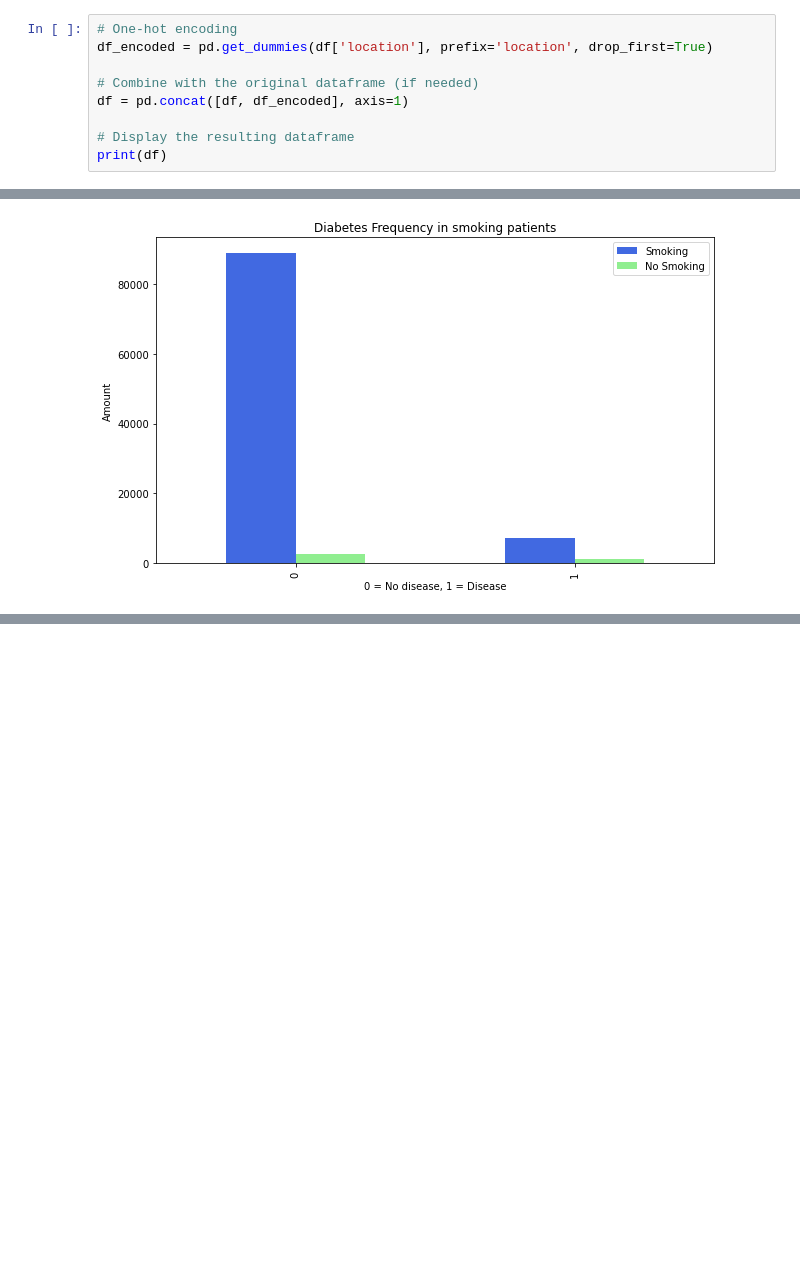
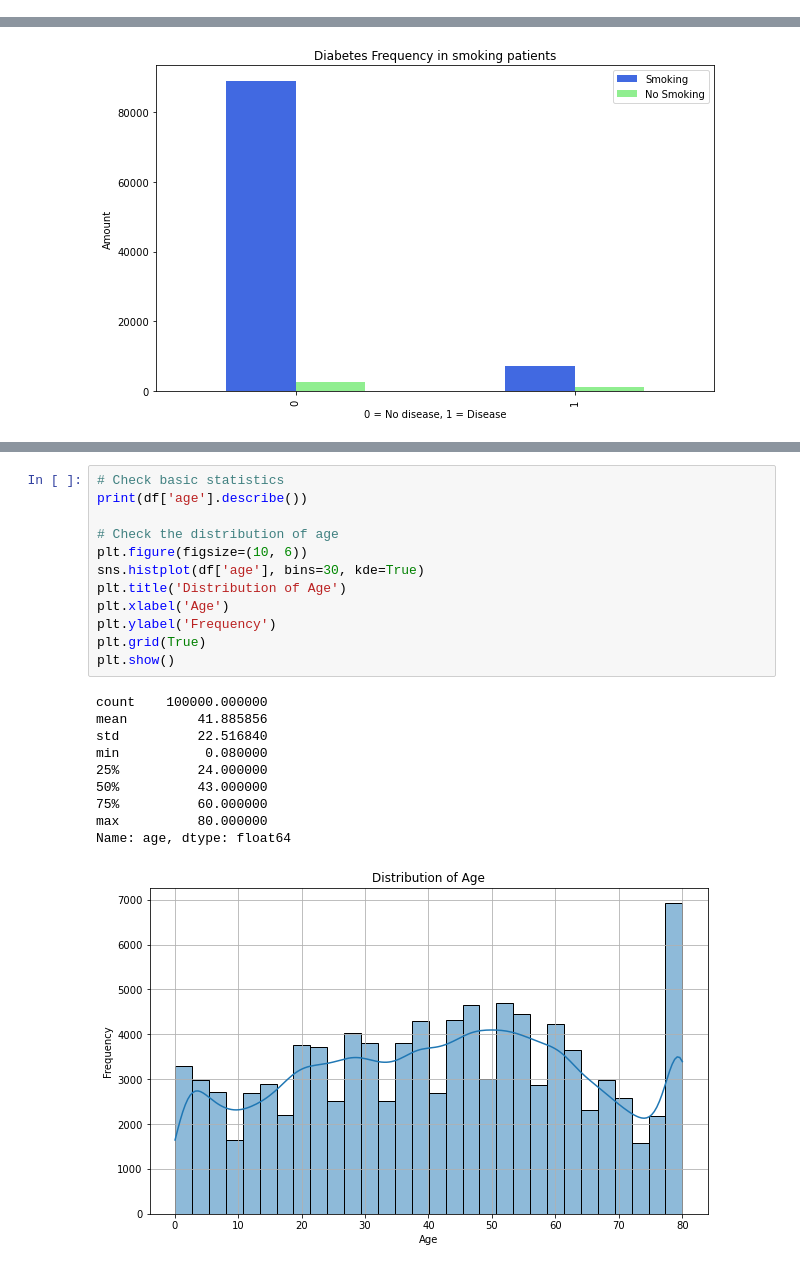
Before and after one commit to yadavLakshay/SDS-CP011-predicting-diabetes, a Jupyter notebook: notebooks/gabriela-olguin/gabriela_notebook.ipynb, the cells around one changed output, grey strips where cells are left out. Cells and saved outputs as stored; diff of their text form; blank space fills up the shorter version.

```diff
--- a/notebooks/gabriela-olguin/gabriela_notebook.ipynb
+++ b/notebooks/gabriela-olguin/gabriela_notebook.ipynb
@@ -167,12 +176,3 @@ print(df)
 99999             NaN
 
 [100000 rows x 17 columns]
-# %%
-# One-hot encoding
-df_encoded = pd.get_dummies(df['location'], prefix='location', drop_first=True)
-
-# Combine with the original dataframe (if needed)
-df = pd.concat([df, df_encoded], axis=1)
-
-# Display the resulting dataframe
-print(df)
@@ -493,0 +565,23 @@ plt.xticks;
+# %%
+# Check basic statistics
+print(df['age'].describe())
+
+# Check the distribution of age
+plt.figure(figsize=(10, 6))
+sns.histplot(df['age'], bins=30, kde=True)
+plt.title('Distribution of Age')
+plt.xlabel('Age')
+plt.ylabel('Frequency')
+plt.grid(True)
+plt.show()
+# %% [output]
+count    100000.000000
+mean         41.885856
+std          22.516840
+min           0.080000
+25%          24.000000
+50%          43.000000
+75%          60.000000
+max          80.000000
+Name: age, dtype: float64
+[figure, added]
```
Also changed, not shown: parts of 113 cells of this notebook.
